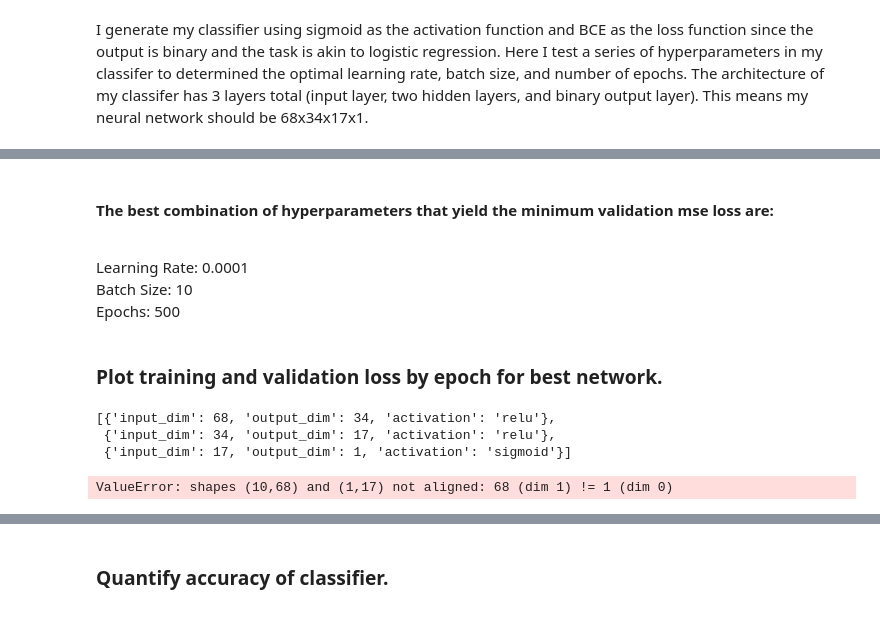
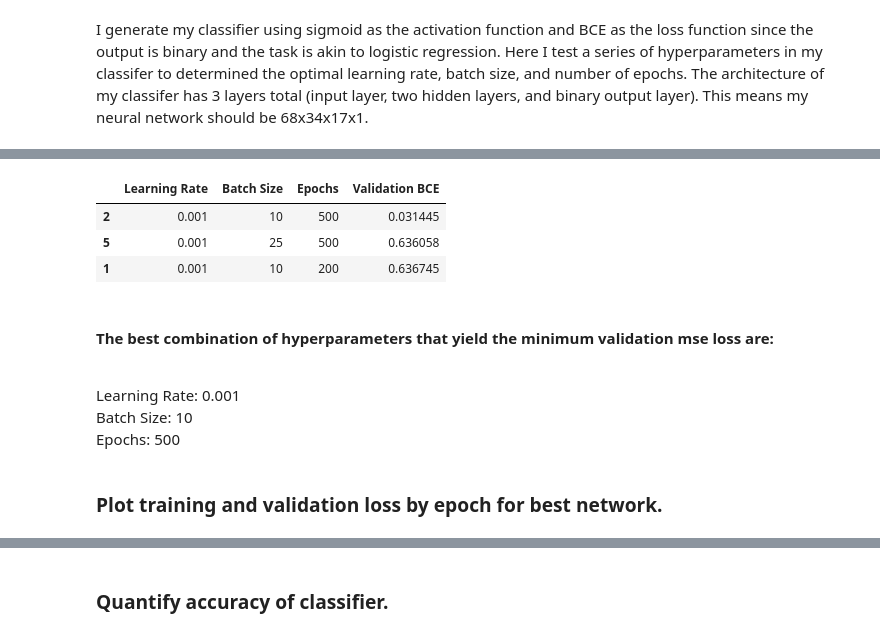
Before and after one commit to J-Pesos/final-nn, a Jupyter notebook: make_classifier.ipynb, the cells around one changed output, grey strips where cells are left out. Drawn from its saved outputs; the diff is of its cells as text; code cells hidden in the pictures.

Commit message:
Update classifier notebook
Update sampling method as well.

```diff
--- a/make_classifier.ipynb
+++ b/make_classifier.ipynb
@@ -140,4 +143,4 @@ True
 # %% [markdown]
 Split the data into 75% training, and 25% testing sets.
 # %%
-X_train, X_test, y_train, y_test = train_test_split(one_hot_sampled, one_hot_sampled, test_size = 0.25, random_state = 0)
+X_train, X_test, y_train, y_test = train_test_split(one_hot_sampled, sampled_labels, test_size = 0.25, random_state = 0)
@@ -144,3 +149,9 @@ X_train, X_test, y_train, y_test = train_test_split(one_hot_sampled, one_hot_sam
+# %%
+# Convert labels into a 2D array.
+y_test = np.array(y_test)
+y_test = y_test.reshape(-1, 1)
+y_train = np.array(y_train)
+y_train = y_train.reshape(-1, 1)
 # %%
 np.shape(X_train)
 # %% [output]
@@ -218,12 +238,17 @@ test_runs
 # %%
 # Convert list of potential optimal hyperparameters to dataframe for easy viewing.
 optimal_df = pd.DataFrame(test_runs)
 optimal_df.columns = ['Learning Rate', 'Batch Size', 'Epochs', 'Validation BCE']
-optimal_df.sort_values('Validation MSE').head(3)
+optimal_df.sort_values('Validation BCE').head(3)
+# %% [output]
+|  | Learning Rate | Batch Size | Epochs | Validation BCE |
+| 2 | 0.001 | 10 | 500 | 0.031445 |
+| 5 | 0.001 | 25 | 500 | 0.636058 |
+| 1 | 0.001 | 10 | 200 | 0.636745 |
 # %% [markdown]
 #### The best combination of hyperparameters that yield the minimum validation mse loss are:
 <br>
-Learning Rate: 0.0001
+Learning Rate: 0.001
 <br>
 Batch Size: 10
 <br>
@@ -239,18 +264,10 @@ def plot_losses(loss_train, loss_val):
     plt.ylabel('BCE Loss')
     plt.legend()
     plt.show()
-# %%
-nn_arch
-# %% [output]
-[{'input_dim': 68, 'output_dim': 34, 'activation': 'relu'},
- {'input_dim': 34, 'output_dim': 17, 'activation': 'relu'},
- {'input_dim': 17, 'output_dim': 1, 'activation': 'sigmoid'}]
 # %%
 # Generate nueral network for classifer using best hyperparameters.
-classifier = nn.NeuralNetwork(nn_arch, lr = 0.0001, seed = seed, batch_size = 10, epochs = 500, loss_function = "mse")
+classifier = nn.NeuralNetwork(nn_arch, lr = 0.001, seed = seed, batch_size = 10, epochs = 500, loss_function = "mse")
 classifier_loss_train, classifier_loss_val = classifier.fit(X_train, y_train, X_test, y_test)
-# %% [output]
-ValueError: shapes (10,68) and (1,17) not aligned: 68 (dim 1) != 1 (dim 0)
 # %%
 # Plot losses side by side.
 plot_losses(classifier_loss_train, classifier_loss_val)
```
Also changed, not shown: parts of 11 cells of this notebook, 1 other file.
